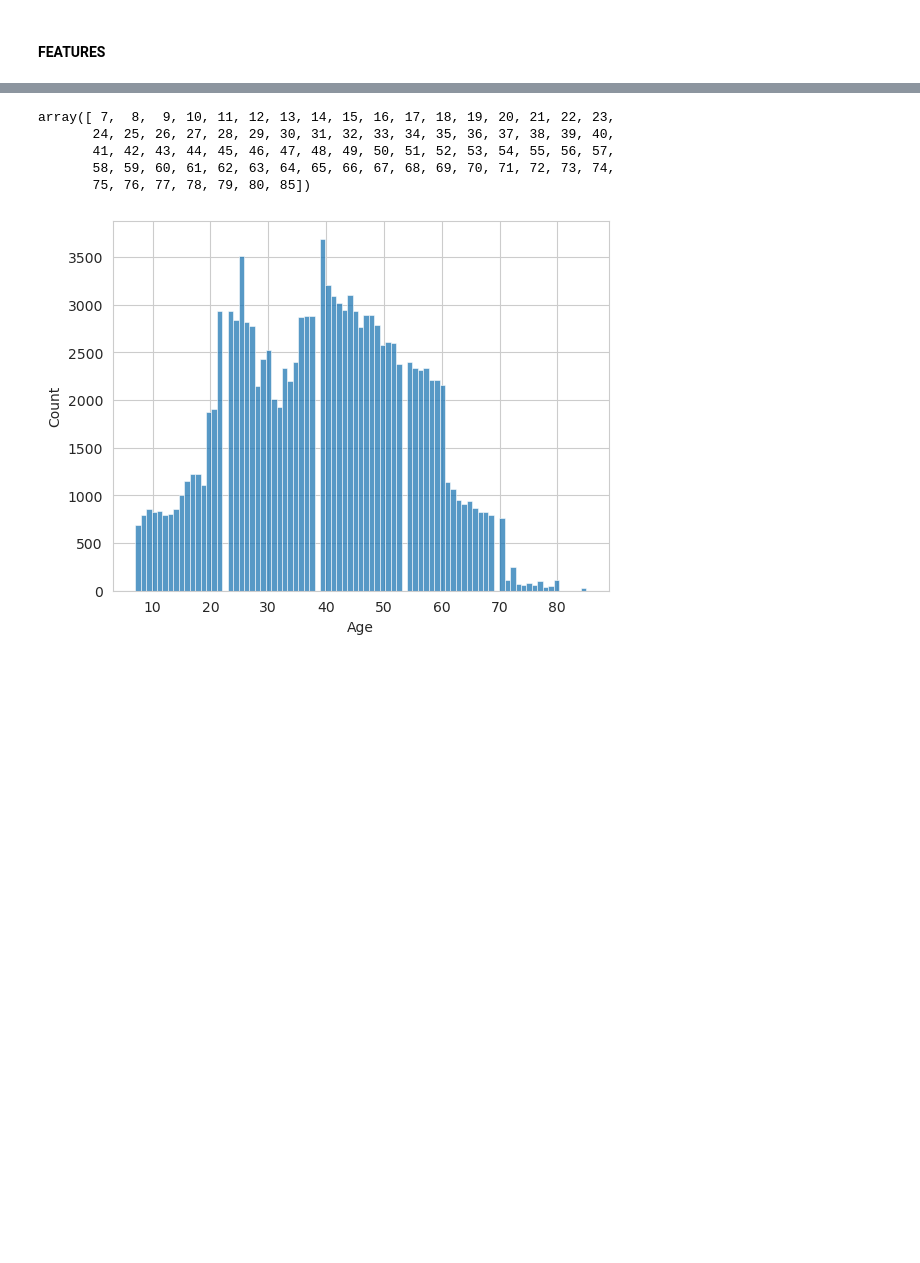
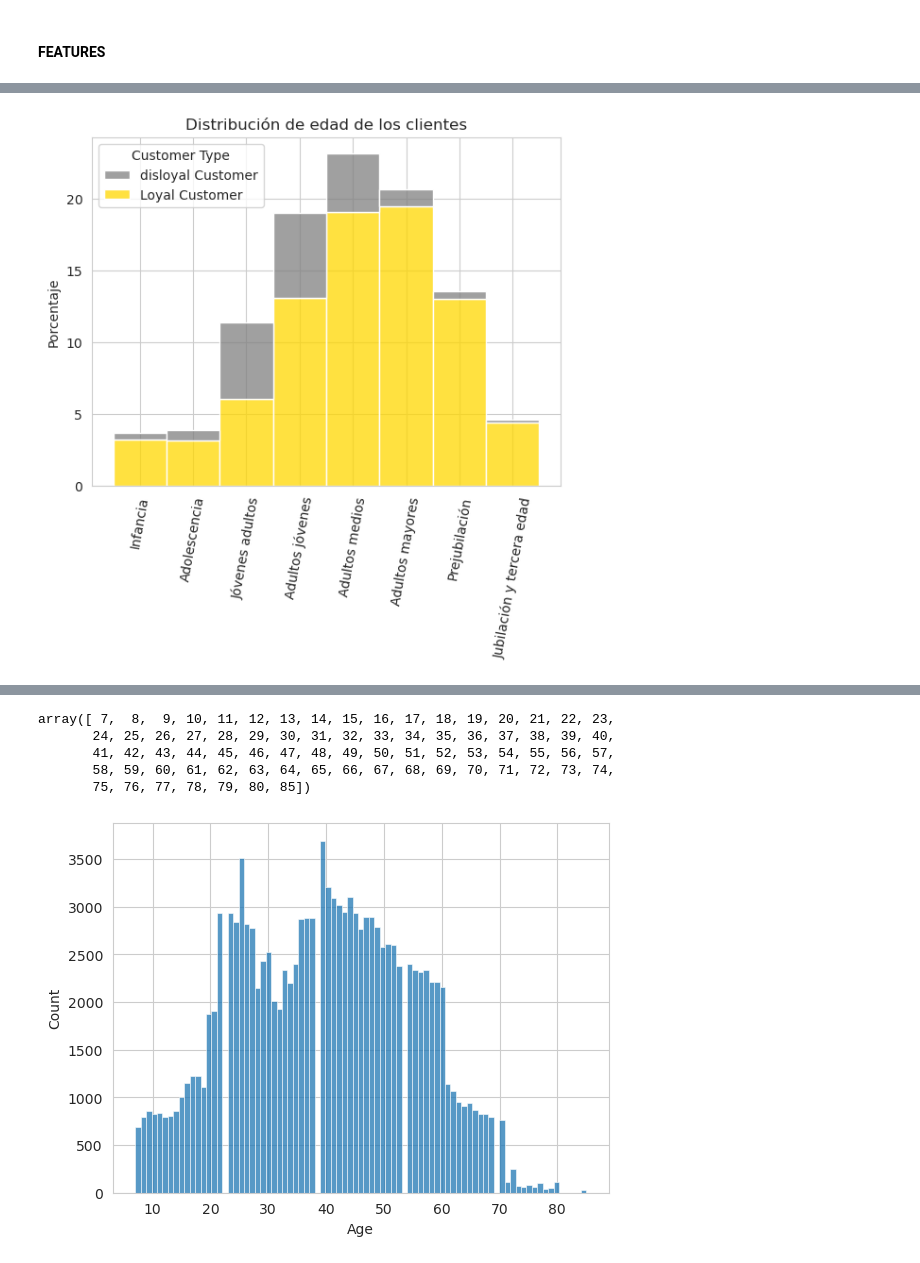
Before and after one commit to vasconcelosfer/dayaAnlisysTP, a Jupyter notebook: TP_FINAL_AD.ipynb, the cells around one changed output, grey strips where cells are left out. Drawn from its saved outputs; the diff is of its cells as text; code cells hidden in the pictures; blank space fills up the shorter version.

Commit message:
Mayor changes

```diff
--- a/TP_FINAL_AD.ipynb
+++ b/TP_FINAL_AD.ipynb
@@ -165,0 +316,36 @@ plt.show()
+# %%
+def clasificar_etapa_vida(edad):
+    if edad < 13:
+        return 'Infancia'
+    elif edad < 18:
+        return 'Adolescencia'
+    elif edad < 25:
+        return 'Jóvenes adultos'
+    elif edad < 35:
+        return 'Adultos jóvenes'
+    elif edad < 45:
+        return 'Adultos medios'
+    elif edad < 55:
+        return 'Adultos mayores'
+    elif edad < 65:
+        return 'Prejubilación'
+    else:
+        return 'Jubilación y tercera edad'
+
+
+df_air['Age Stage'] = df_air['Age'].apply(clasificar_etapa_vida)
+etapas_orden = ['Infancia', 'Adolescencia', 'Jóvenes adultos', 'Adultos jóvenes',
+                'Adultos medios', 'Adultos mayores', 'Prejubilación',
+                'Jubilación y tercera edad']
+df_air['Age Stage'] = pd.Categorical(df_air['Age Stage'], categories=etapas_orden, ordered=True)
+# %%
+fig, ax = plt.subplots()
+colores = {'Loyal Customer': loyal_color, 'disloyal Customer': disloyal_color}
+sns.histplot(data=df_air, x='Age Stage', stat='percent', hue='Customer Type', palette=colores, multiple='stack', ax=ax)
+plt.xticks(rotation=80)
+ax.set_title("Distribución de edad de los clientes")
+plt.xlabel("")
+plt.ylabel("Porcentaje")
+plt.show()
+# %% [output]
+[figure, added]
```
Also changed, not shown: parts of 32 cells of this notebook.
